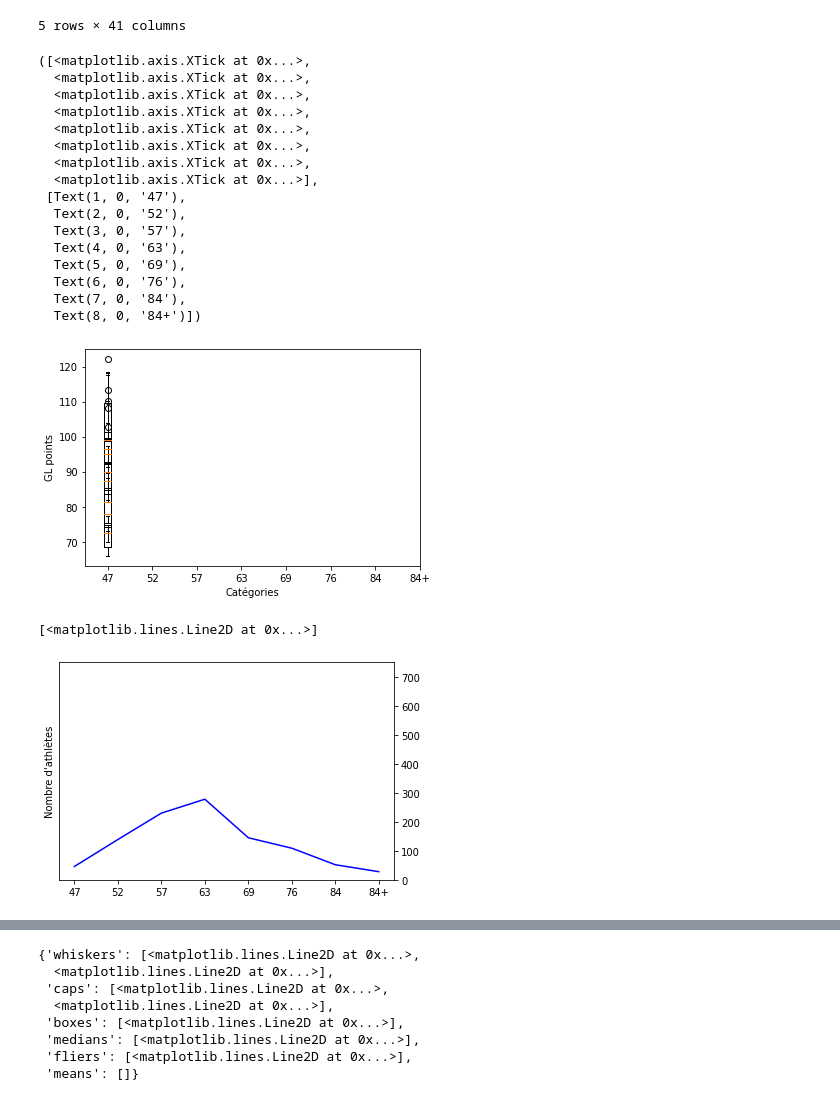
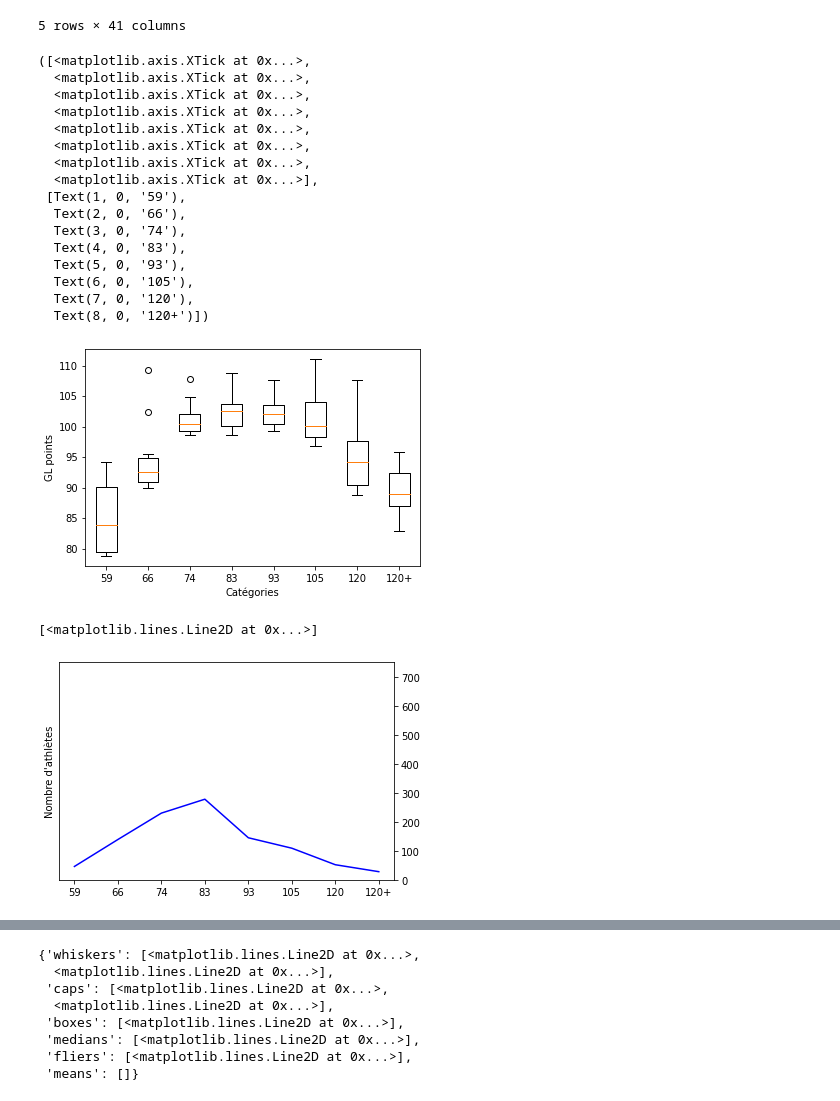
Before and after one commit to RemiBenoist/IPF-analysis, a Jupyter notebook: IPF-analysis.ipynb, the cells around one changed output, grey strips where cells are left out. Cells and saved outputs as stored; diff of their text form; code cells hidden in the pictures.

Commit message:
refactor: changing code structure
Graphs are working using a for loop with .append()

```diff
--- a/IPF-analysis.ipynb
+++ b/IPF-analysis.ipynb
@@ -50,7 +48,7 @@ n_athlete = 10
 mode = "national"
 
 # Choose the athlete's sex "M" or "F"
-sex = "F"
+sex = "M"
 
 # Choose athlete equipment "Raw" or "Single-ply"
 equipment = "Raw"
@@ -144,45 +142,44 @@ with pd.ExcelWriter(r"C:\Users\rbenoist\Desktop\Python-main\Code\Analyse IPF pyt
 # Name my categories depending on "Sex" value
 if sex == "F" :
     bars = ('47', '52', '57', '63', '69', '76', '84', '84+')
 else :
     bars = ('59', '66', '74', '83', '93', '105', '120', '120+')
 
 plt.rcParams['ytick.right'] = plt.rcParams['ytick.labelright'] = False
 plt.rcParams['ytick.left'] = plt.rcParams['ytick.labelleft'] = True
 
 
+plot = []
+for categories in list:
+    plot.append(d[categories]['Goodlift'])
 
-for categories in list:
-    plt.boxplot(
-        [
-        d[categories]['Goodlift']
-        ]
-    )
+plt.boxplot(plot)
+
 
 # Name my labels
 plt.ylabel('GL points')
 plt.xlabel('Catégories')
 
 # Adjust y axis
 # plt.ylim([90, 140])
 
 # Name my xticks according to my "bars" value
 plt.xticks([1, 2, 3, 4, 5 , 6, 7 , 8], bars)
 # %% [output]
 ([<matplotlib.axis.XTick at 0x...>,
   <matplotlib.axis.XTick at 0x...>,
   <matplotlib.axis.XTick at 0x...>,
   <matplotlib.axis.XTick at 0x...>,
   <matplotlib.axis.XTick at 0x...>,
   <matplotlib.axis.XTick at 0x...>,
   <matplotlib.axis.XTick at 0x...>,
   <matplotlib.axis.XTick at 0x...>],
- [Text(1, 0, '47'),
-  Text(2, 0, '52'),
-  Text(3, 0, '57'),
-  Text(4, 0, '63'),
-  Text(5, 0, '69'),
-  Text(6, 0, '76'),
-  Text(7, 0, '84'),
-  Text(8, 0, '84+')])
+ [Text(1, 0, '59'),
+  Text(2, 0, '66'),
+  Text(3, 0, '74'),
+  Text(4, 0, '83'),
+  Text(5, 0, '93'),
+  Text(6, 0, '105'),
+  Text(7, 0, '120'),
+  Text(8, 0, '120+')])
-[figure, old version]
+[figure, new version]
@@ -209,7 +196,7 @@ t = plt.ylabel("Nombre d'athlètes");
 plt.plot(bars, n_cate, color = 'blue')
 # %% [output]
 [<matplotlib.lines.Line2D at 0x...>]
-[figure, old version]
+[figure, new version]
 # %%
 # Display 2 boxplots on same graph
 plt.boxplot(
```
Also changed, not shown: parts of 4 cells of this notebook, 1 other file.
